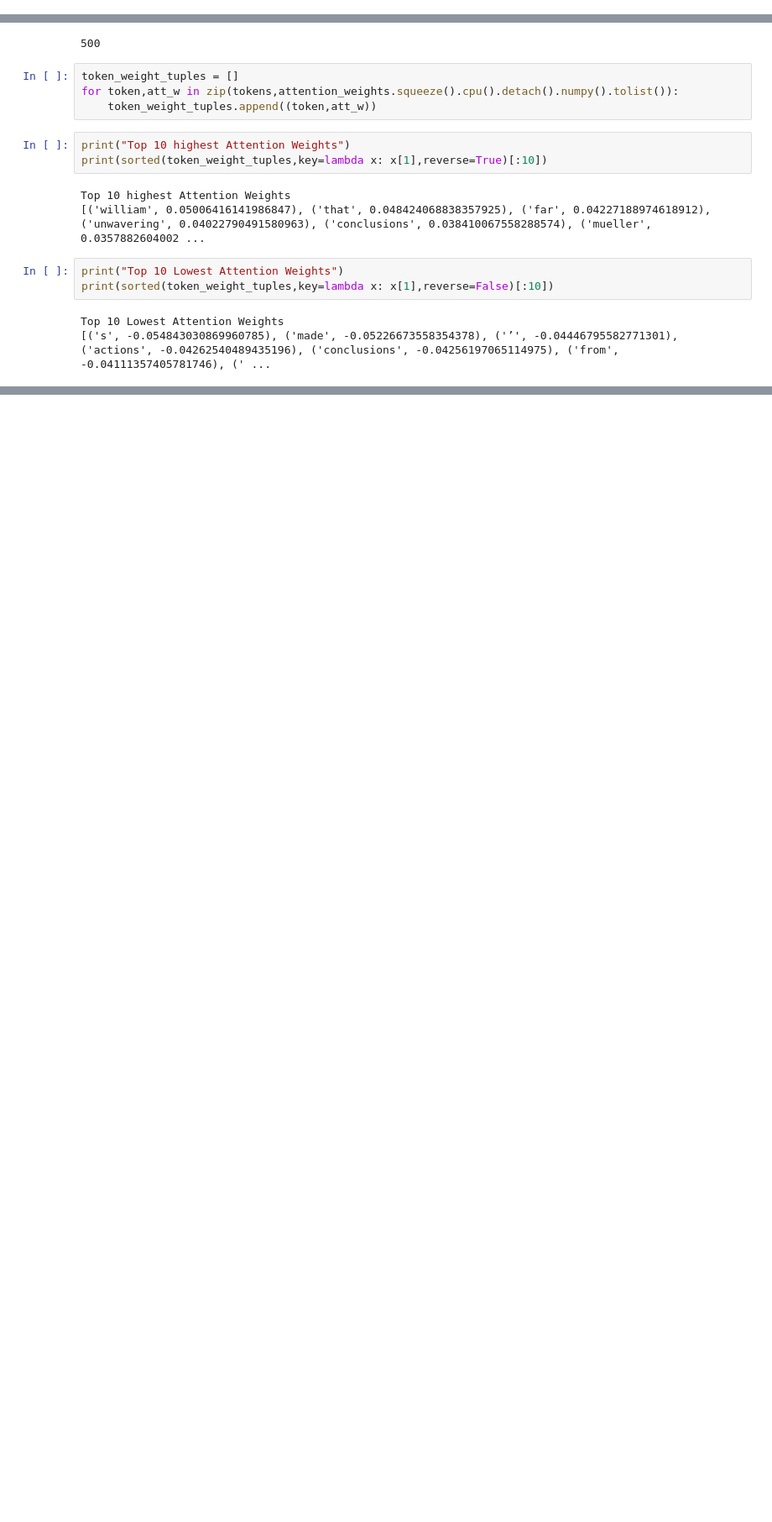
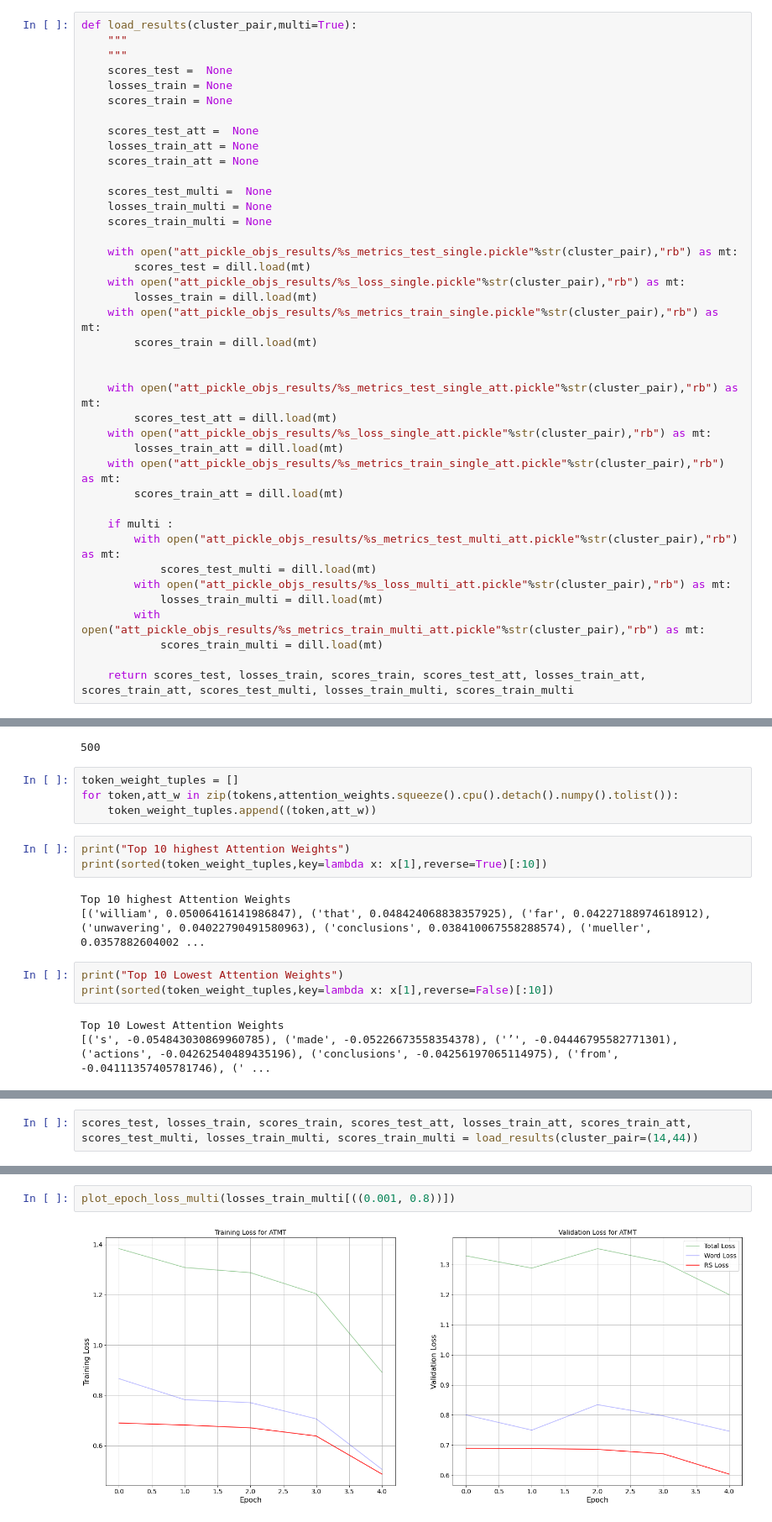
Before and after one commit to karthikshivaram24/Combatting-partisan-homogenization, a Jupyter notebook: model_tester.ipynb, the cells around one changed output, grey strips where cells are left out. Shown at 84% size. Saved outputs shown, nothing was run; the diff lists cells and outputs as text; blank space fills up the shorter version.

```diff
--- a/model_tester.ipynb
+++ b/model_tester.ipynb
@@ -435,4 +147,44 @@ def select_cps(cps,cluster_2_doc_map,df,keywords=["democrats", "media","socialis
         keyword_clusp_ranks.append((cp,total_cp_norm_df))
 
     return sorted(keyword_clusp_ranks,key=lambda x: x[1],reverse=True)
+# %%
+def load_results(cluster_pair,multi=True):
+    """
+    """
+    scores_test =  None
+    losses_train = None
+    scores_train = None
+
+    scores_test_att =  None
+    losses_train_att = None
+    scores_train_att = None
+
+    scores_test_multi =  None
+    losses_train_multi = None
+    scores_train_multi = None
+
+    with open("att_pickle_objs_results/%s_metrics_test_single.pickle"%str(cluster_pair),"rb") as mt:
+        scores_test = dill.load(mt)
+    with open("att_pickle_objs_results/%s_loss_single.pickle"%str(cluster_pair),"rb") as mt:
+        losses_train = dill.load(mt)
+    with open("att_pickle_objs_results/%s_metrics_train_single.pickle"%str(cluster_pair),"rb") as mt:
+        scores_train = dill.load(mt)
+
+
+    with open("att_pickle_objs_results/%s_metrics_test_single_att.pickle"%str(cluster_pair),"rb") as mt:
+        scores_test_att = dill.load(mt)
+    with open("att_pickle_objs_results/%s_loss_single_att.pickle"%str(cluster_pair),"rb") as mt:
+        losses_train_att = dill.load(mt)
+    with open("att_pickle_objs_results/%s_metrics_train_single_att.pickle"%str(cluster_pair),"rb") as mt:
+        scores_train_att = dill.load(mt)
+
+    if multi :
+        with open("att_pickle_objs_results/%s_metrics_test_multi_att.pickle"%str(cluster_pair),"rb") as mt:
+            scores_test_multi = dill.load(mt)
+        with open("att_pickle_objs_results/%s_loss_multi_att.pickle"%str(cluster_pair),"rb") as mt:
+            losses_train_multi = dill.load(mt)
+        with open("att_pickle_objs_results/%s_metrics_train_multi_att.pickle"%str(cluster_pair),"rb") as mt:
+            scores_train_multi = dill.load(mt)
+
+    return scores_test, losses_train, scores_train, scores_test_att, losses_train_att, scores_train_att, scores_test_multi, losses_train_multi, scores_train_multi
 # %%
@@ -1462,0 +1371,2 @@ Top 10 Lowest Attention Weights
+# %%
+scores_test, losses_train, scores_train, scores_test_att, losses_train_att, scores_train_att, scores_test_multi, losses_train_multi, scores_train_multi = load_results(cluster_pair=(14,44))
@@ -1462,0 +1413,4 @@ Top 10 Lowest Attention Weights
+# %%
+plot_epoch_loss_multi(losses_train_multi[((0.001, 0.8))])
+# %% [output]
+[figure, added]
```
Also changed, not shown: parts of 117 cells of this notebook, 18 other files.
